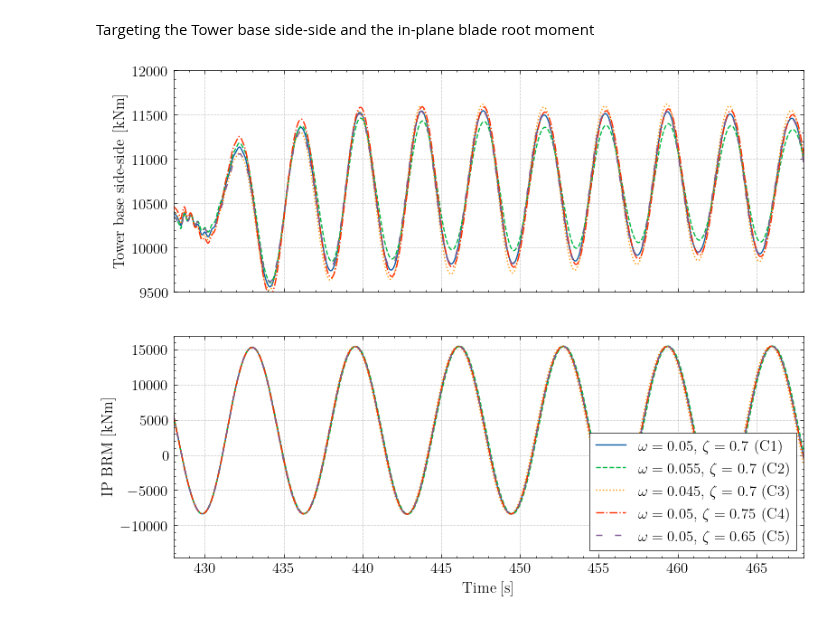
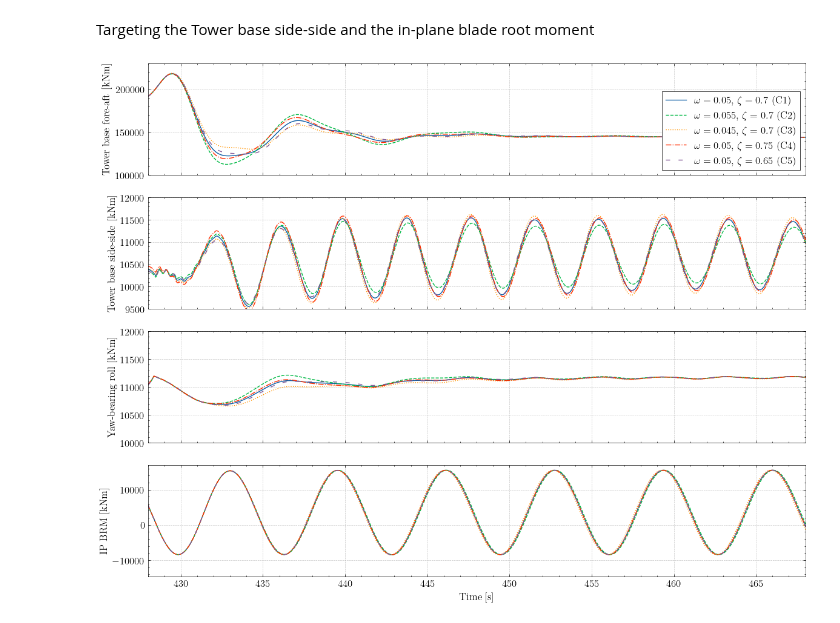
Before and after one commit to SpyrosAcheimastos/LAC, a Jupyter notebook: Assignment_3/my_design/Part_3/Code/plot_NEW.ipynb, the cells around one changed output. Drawn from its saved outputs; the diff is of its cells as text; code cells hidden in the pictures.

```diff
--- a/Assignment_3/my_design/Part_3/Code/plot_NEW.ipynb
+++ b/Assignment_3/my_design/Part_3/Code/plot_NEW.ipynb
@@ -413,7 +414,9 @@ omega_data = []
 pitch_data = []
 pelec_data = []
 time_data = []
+TbFA_data = []
 TbSS_data = []
+Yaw_bearing_roll_data = []
 IpBRM_data = []
 
 # Loop through all files to read the data and get the relevant indices
@@ -428,44 +431,64 @@ for fname in file_names:
     wsp_idx = np.where(['WSP gl. coo.,Vy' in name for name in names])[0]
     omega_idx = np.where(['Omega' in name for name in names])[0]
     pitch_idx = np.where(['DLL inp   4:   1' in name for name in names])[0]
     pelec_idx = np.where(['DLL inp   2:   2' in name for name in names])[0]
+    TbFA_idx = np.where(['Mx coo: tower' in name for name in names])[0][0]
     TbSS_idx = np.where(['My coo: tower' in name for name in names])[0][0]
+    Yaw_bearing_roll_idx = np.where(['My coo: tower' in name for name in names])[0][1]
     IpBRM_idx = np.where(['My coo: hub1' in name for name in names])[0][0]
 
     # Append relevant data for each variable
     wsp_data.append(h2res.data[:, wsp_idx])
     omega_data.append(h2res.data[:, omega_idx] * 60/(2*np.pi))
     pitch_data.append(h2res.data[:, pitch_idx] * 180/np.pi)
     pelec_data.append(h2res.data[:, pelec_idx] / 1e6)
     time_data.append(h2res.t)
+    TbFA_data.append(h2res.data[:, TbFA_idx])
     TbSS_data.append(h2res.data[:, TbSS_idx])
+    Yaw_bearing_roll_data.append(h2res.data[:, Yaw_bearing_roll_idx])
     IpBRM_data.append(h2res.data[:, IpBRM_idx])
 
 # Create subplots with shared x-axis
-fig, axs = plt.subplots(2, 1, sharex='all', figsize=(9, 7))
+fig, axs = plt.subplots(4, 1, sharex='all', figsize=(14, 11))
+
+# Plot TBFAon the first subplot
+for TbFA, t, linestyle in zip(TbFA_data, time_data, linestyles):
+    axs[0].plot(t, TbFA, linestyle=linestyle)
+axs[0].set_ylabel('Tower base fore-aft [kNm]')
+axs[0].set_xlim(left=x_start, right=x_end)
+axs[0].set_ylim(10e4, 23e4)
+axs[0].grid(linestyle='--', linewidth=0.5, alpha=0.7)
 
 # Plot TBSS on the first subplot
 for TbSS, t, linestyle in zip(TbSS_data, time_data, linestyles):
-    axs[0].plot(t, TbSS, linestyle=linestyle)
-axs[0].set_ylabel('Tower base side-side [kNm]')
-axs[0].set_xlim(left=x_start, right=x_end)
-axs[0].set_ylim(0.95e4, 1.2e4)
-axs[0].grid(linestyle='--', linewidth=0.5, alpha=0.7)
+    axs[1].plot(t, TbSS, linestyle=linestyle)
+axs[1].set_ylabel('Tower base side-side [kNm]')
+axs[1].set_xlim(left=x_start, right=x_end)
+axs[1].set_ylim(0.95e4, 1.2e4)
+axs[1].grid(linestyle='--', linewidth=0.5, alpha=0.7)
+
+# Plot Yb_roll on the second subplot
+for Yb_roll, t, linestyle in zip(Yaw_bearing_roll_data, time_data, linestyles):
+    axs[2].plot(t, Yb_roll, linestyle=linestyle)
+axs[2].set_ylabel('Yaw-bearing roll [kNm]')
+axs[2].set_xlim(left=x_start, right=x_end)
+axs[2].set_ylim(1e4, 1.2e4)
+axs[2].grid(linestyle='--', linewidth=0.5, alpha=0.7)
 
 # Plot IpBRM on the second subplot
 for IpBRM, t, linestyle in zip(IpBRM_data, time_data, linestyles):
-    axs[1].plot(t, IpBRM, linestyle=linestyle)
-axs[1].set_ylabel('IP BRM [kNm]')
-axs[1].set_xlim(left=x_start, right=x_end)
-# axs[1].set_ylim(1.51e4, 1.55e4)
-axs[1].grid(linestyle='--', linewidth=0.5, alpha=0.7)
+    axs[3].plot(t, IpBRM, linestyle=linestyle)
+axs[3].set_ylabel('IP BRM [kNm]')
+axs[3].set_xlim(left=x_start, right=x_end)
+# axs[2].set_ylim(1.51e4, 1.55e4)
+axs[3].grid(linestyle='--', linewidth=0.5, alpha=0.7)
 
 # Legend
-legend = axs[1].legend(labels=labels, fancybox=False, edgecolor="black", fontsize=12, loc='lower right')
+legend = axs[0].legend(labels=labels, fancybox=False, edgecolor="black", fontsize=12, loc='lower right')
 legend.get_frame().set_linewidth(0.5)
 
 # Set common labels
 plt.xlabel('Time [s]')
-plt.savefig(savename, dpi=300, bbox_inches='tight')
+# plt.savefig(savename, dpi=300, bbox_inches='tight')
 # %% [output]
-[figure, old version]
+[figure, new version]
```
Also changed, not shown: parts of 3 cells of this notebook, 7 other files.
